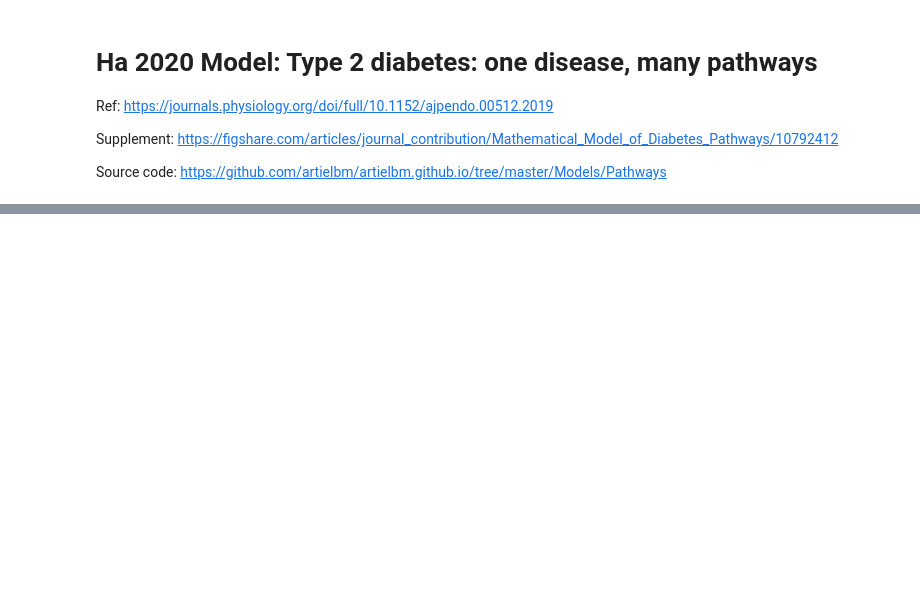
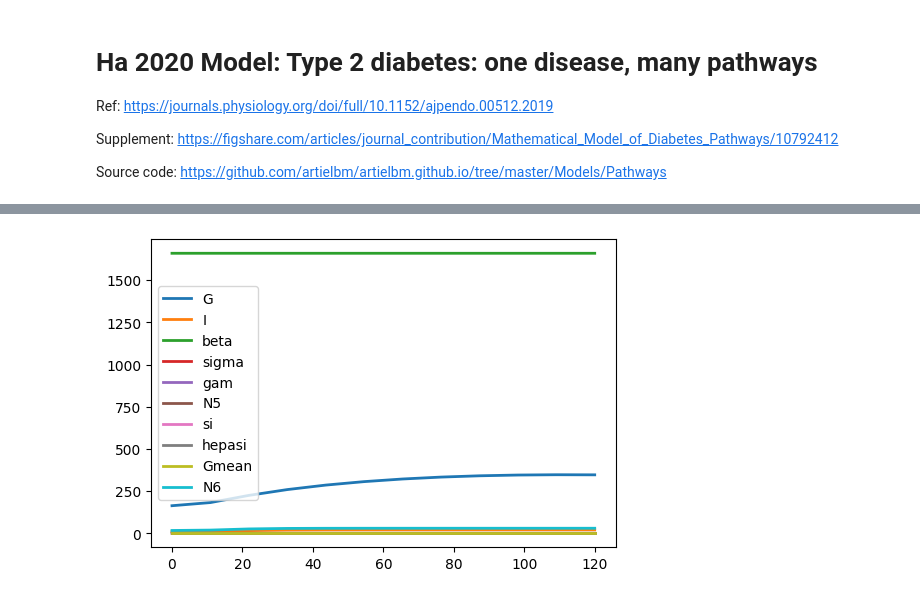
Before and after one commit to yjzhang/t2d_models, a Jupyter notebook: ha_2020.ipynb, the cells around one changed output, grey strips where cells are left out. Saved outputs shown, nothing was run; the diff lists cells and outputs as text; code cells hidden in the pictures; blank space fills up the shorter version.

Commit message:
figure 1 for Ha 2020 model

```diff
--- a/ha_2020.ipynb
+++ b/ha_2020.ipynb
@@ -247,5 +250,5 @@ tspanOGTT = range(120)
 t0 = 0
 T = []
 Y = []
-OGTT = []
+OGTT_results = []
 # %%
@@ -254,8 +256,19 @@ r.setValue('meal', 0)
 r.setValue('OGTT', 1)
 results = r.simulate(0, 120, 120)
 # %%
-OGTT.append(results)
+OGTT_results.append(results)
 # %%
+current_time = 0
 for i in range(nPeriods):
     r.setValue('meal', 1)
     r.setValue('OGTT', 0)
+    results = r.simulate(0, OGTT_period, int(OGTT_period/dt))
+    Y.append(results)
+    current_time += results['time'][-1]
+    T.append(current_time)
+    # print(results['si'][-1])
+    # do an OGTT simulation
+    r.setValue('meal', 0)
+    r.setValue('OGTT', 1)
+    results = r.simulate(0, 120, int(120/dt))
+    OGTT_results.append(results)
@@ -261,0 +293,4 @@ for i in range(nPeriods):
+# %%
+r.plot(results)
+# %% [output]
+[figure, added]
```
Also changed, not shown: parts of 8 cells of this notebook.
